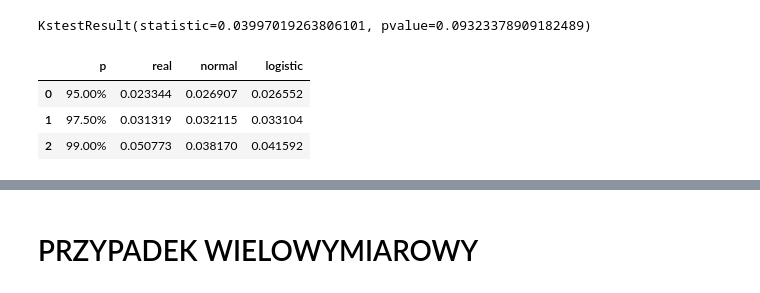
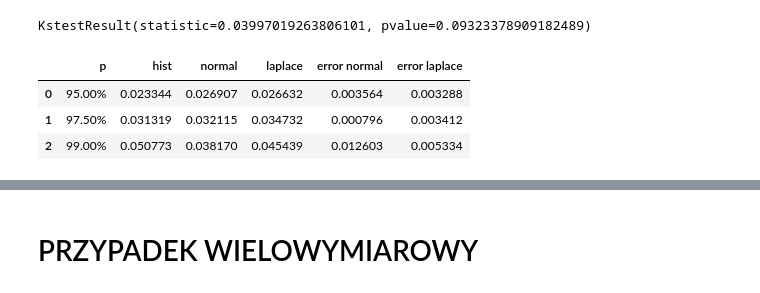
Before and after one commit to Szymex49/NVIDIA_risk_management, a Jupyter notebook: Prezentacja_2.ipynb, the cells around one changed output, grey strips where cells are left out. Saved outputs shown, nothing was run; the diff lists cells and outputs as text; code cells hidden in the pictures.

```diff
--- a/Prezentacja_2.ipynb
+++ b/Prezentacja_2.ipynb
@@ -73,15 +73,21 @@ def norm_kde(x, title, best_fit = None, bin_no = 50):
     plt.title(title, fontsize = 25)
     plt.show()
 
-def comp_quantile(x, p1, p2, p3): #p ma być z zakresu [0, 1]
+def comp_quantile(x, p1, p2, p3, dist = None): #p ma być z zakresu [0, 1]
     mi = np.mean(x)
     sigma = stdev(x)
     p = [p1, p2, p3]
     real = np.quantile(x, p)
     nrm = norm.ppf(p, mi, sigma)
-    lgstc = logistic.ppf(p, mi, math.sqrt(3)/math.pi*sigma)
     perc = [format(p, '.2%') for p in [p1, p2, p3]]
-    dct = {'p' : perc, 'real' : real, 'normal' : nrm, 'logistic' : lgstc}
+    if dist == logistic:
+        lgstc = logistic.ppf(p, mi, math.sqrt(3)/math.pi*sigma)
+        dct = {'p' : perc, 'hist' : real, 'normal' : nrm, 'logistic' : lgstc, 'error normal' : abs(real - nrm), 'error logistic' : abs(real - lgstc)}
+    elif dist == laplace:
+        lpl = laplace.ppf(p, mi, 1/np.sqrt(2) * sigma)
+        dct = {'p' : perc, 'hist' : real, 'normal' : nrm, 'laplace' : lpl, 'error normal' : abs(real - nrm), 'error laplace' : abs(real - lpl)}
+    else:
+        dct = {'p' : perc, 'hist' : real}
     df = pd.DataFrame(dct)
     return df
 
@@ -268,12 +274,12 @@ kstest(r2, 'laplace', [np.mean(r), 1/np.sqrt(2) * np.std(r)])
 # %% [output]
 KstestResult(statistic=0.03997019263806101, pvalue=0.09323378909182489)
 # %%
-comp_quantile(r2, .95, .975, .99)
+comp_quantile(r2, .95, .975, .99, laplace)
 # %% [output]
-|  | p | real | normal | logistic |
-| 0 | 95.00% | 0.023344 | 0.026907 | 0.026552 |
-| 1 | 97.50% | 0.031319 | 0.032115 | 0.033104 |
-| 2 | 99.00% | 0.050773 | 0.038170 | 0.041592 |
+|  | p | hist | normal | laplace | error normal | error laplace |
+| 0 | 95.00% | 0.023344 | 0.026907 | 0.026632 | 0.003564 | 0.003288 |
+| 1 | 97.50% | 0.031319 | 0.032115 | 0.034732 | 0.000796 | 0.003412 |
+| 2 | 99.00% | 0.050773 | 0.038170 | 0.045439 | 0.012603 | 0.005334 |
 # %%
 cdf(r2, 'Zwroty logarytmiczne cen aluminium', laplace)
 # %% [output]
```
Also changed, not shown: parts of 10 cells of this notebook.
